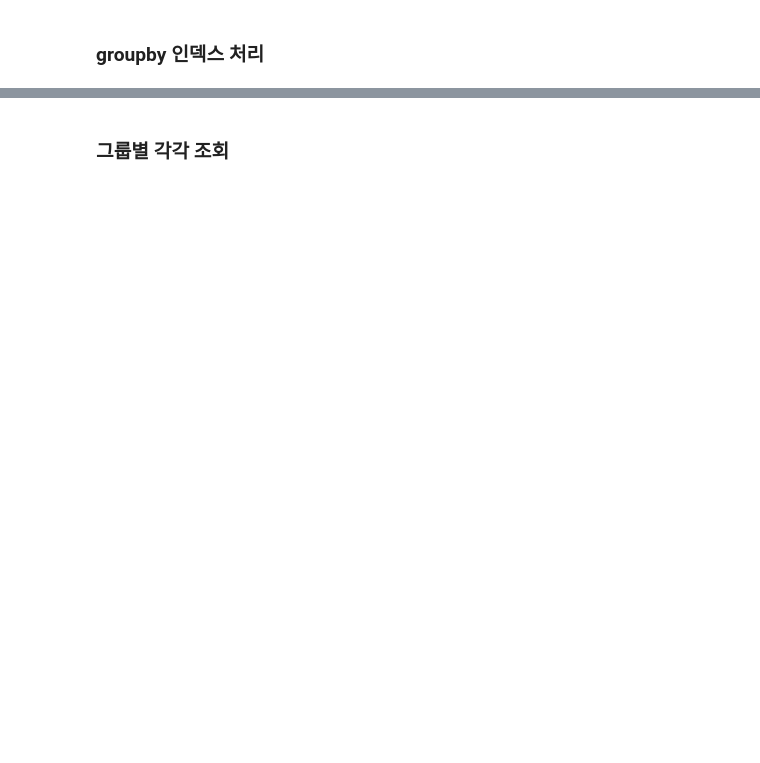
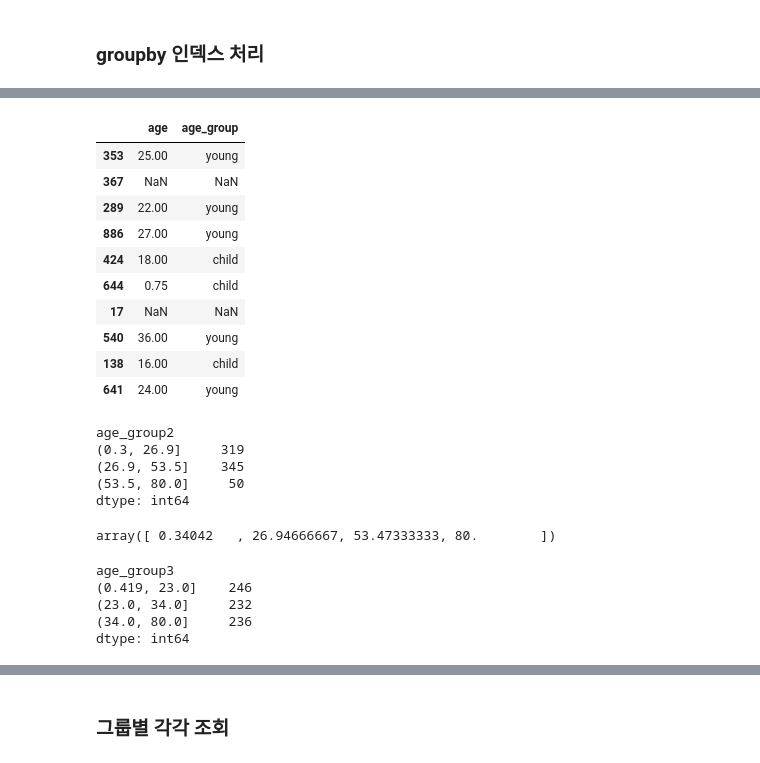
Before and after one commit to fairydragon4/fairydragon4, a Jupyter notebook: 03-6. Pandas 그룹.ipynb, the cells around one changed output, grey strips where cells are left out. Cells and saved outputs as stored; diff of their text form; code cells hidden in the pictures; blank space fills up the shorter version.

```diff
--- a/03-6. Pandas 그룹.ipynb
+++ b/03-6. Pandas 그룹.ipynb
@@ -286,0 +308,47 @@ df3.groupby('index', dropna=False).mean()
+# %%
+# cut() : 지정 구간으로 나누기
+df4['age_group'] = pd.cut(df4.age,  # 범주화할 컬럼
+                          bins = [0, 20, 40.123, np.inf],   # 경계값 지정, 리스트가 아닌 int로 입력시 동일 크기 구간으로 나눔
+                          right = True,  # 각 구간의 오른쪽 포함 (~초과 ~이하), False는 반대, *True | False
+                          labels=['child', 'young', 'old'],  # 레이블 이름, bins 경계값보다 1 적거나, int와 동일해야 함
+                          include_lowest = False,  # 최소값 포함
+                          precision = 2  # 경계값 소수점 제한
+                         )
+df4[['age', 'age_group']].sample(10)
+# %% [output]
+|  | age | age_group |
+| 353 | 25.00 | young |
+| 367 | NaN | NaN |
+| 289 | 22.00 | young |
+| 886 | 27.00 | young |
+| 424 | 18.00 | child |
+| 644 | 0.75 | child |
+| 17 | NaN | NaN |
+| 540 | 36.00 | young |
+| 138 | 16.00 | child |
+| 641 | 24.00 | young |
+# %%
+# 동일 구간으로 나누기
+df4['age_group2'] = pd.cut(df4.age, 3, precision=1)
+df4.groupby('age_group2').size()
+# %% [output]
+age_group2
+(0.3, 26.9]     319
+(26.9, 53.5]    345
+(53.5, 80.0]     50
+dtype: int64
+# %%
+# 경계 구간 확인
+pd.cut(df4.age, 3, retbins = True)[1]
+# %% [output]
+array([ 0.34042   , 26.94666667, 53.47333333, 80.        ])
+# %%
+# 같은 갯수로 나누기
+df4['age_group3'] = pd.qcut(df4.age, 3)
+df4.groupby('age_group3').size()
+# %% [output]
+age_group3
+(0.419, 23.0]    246
+(23.0, 34.0]     232
+(34.0, 80.0]     236
+dtype: int64
```
Also changed, not shown: parts of 25 cells of this notebook.
